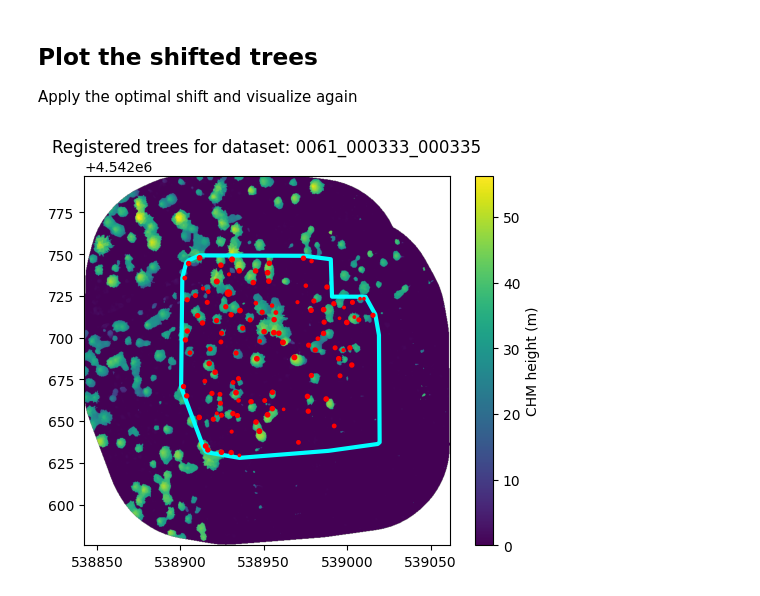
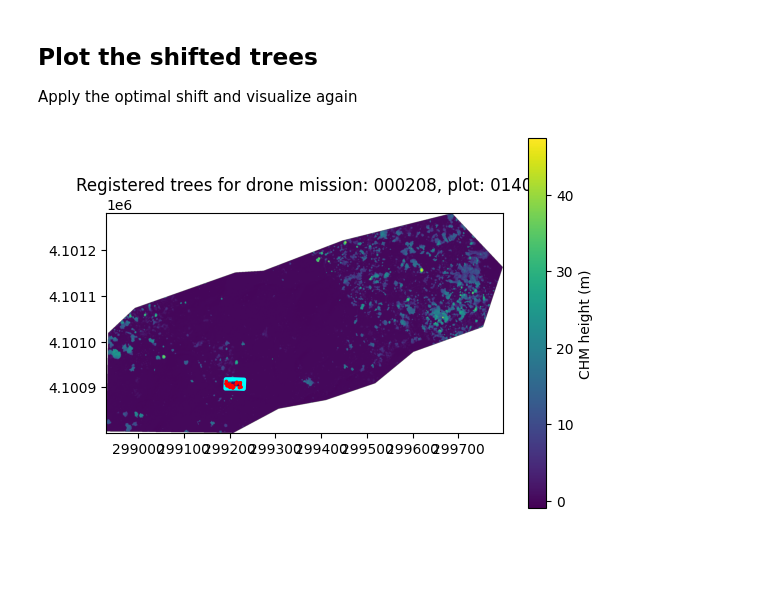
Before and after one commit to open-forest-observatory/tree-registration-and-matching, a Jupyter notebook: examples/example_registration_real_data_CHM_updated.ipynb, the cells around one changed output. Cells and saved outputs as stored; diff of their text form; code cells hidden in the pictures; blank space fills up the shorter version.

```diff
--- a/examples/example_registration_real_data_CHM_updated.ipynb
+++ b/examples/example_registration_real_data_CHM_updated.ipynb
@@ -15 +15,5 @@ These constants represent file paths to the input data. You can change which dat
+# %%
+# This can be changed to select another dataset
+FIELD_PLOT = "0140"
+DRONE_PLOT = "000208"
 # %%
@@ -47,19 +52,19 @@ all_plots.to_crs(CHM_handler.crs, inplace=True)
 with open(SHIFTS_FILE) as infile:
     shifts_data = pd.read_csv(infile)
 
+# Extract the shift corresponding to this drone-plot pair
 int_drone_plot = int(DRONE_PLOT)
 int_field_plot = int(FIELD_PLOT)
+shift_row = shifts_data.query("mission_id == @int_drone_plot&plot_id == @int_field_plot")
+shift = np.array([float(shift_row.shift_x.iloc[0]), float(shift_row.shift_y.iloc[0])])
 
-shift = shifts_data.query("mission_id == @int_drone_plot&plot_id == @int_field_plot")
-
-# Extract the one plot from the total
+# Extract the plot bounds from the set of all bounds
 plot_bounds = all_plots.query("plot_id == @FIELD_PLOT")
-plot_bounds.to_file(f"/tmp/{DRONE_PLOT}_plot_bounds.gpkg")
 # %% [markdown]
 ## Shift the field data
 The field trees have already have the optimal translation applied to match the corresponding drone product. To conduct the experiment, we must re-introduce the error. This is done by shifting by the negative of the recorded shift.
 # %%
-field_trees.geometry = field_trees.translate(xoff=-float(shift.shift_x), yoff=-float(shift.shift_y))
+field_trees.geometry = field_trees.translate(xoff=-shift[0], yoff=-shift[1])
 # %% [markdown]
 # Visualize input data
 Plot the canopy height model (CHM) with the field trees (red, sized by measured height) and the plot bounds (cyan). Note, the trees and bounds are shifted relative to the CHM due to measurement errors in field.
@@ -114,28 +120,28 @@ Apply the optimal shift and visualize again
 # %%
 # Create a shifted copy of the trees and plot bounds
 registered_field_trees = field_trees.copy()
 registered_plot_bounds = plot_bounds.copy()
 
 registered_field_trees.geometry = registered_field_trees.translate(
     xoff=estimated_shift[0], yoff=estimated_shift[1]
 )
 registered_plot_bounds.geometry = registered_plot_bounds.translate(
     xoff=estimated_shift[0], yoff=estimated_shift[1]
 )
 
 # Plot the CHM
 f, ax = plt.subplots(1, 1)
 ret = show(CHM_handler, ax=ax, adjust=False)
 im = ret.get_images()[0]
 f.colorbar(im, ax=ax, label="CHM height (m)")
 
 # Plot the trees and bounds
 registered_plot_bounds.plot(ax=ax, facecolor="none", edgecolor="cyan", linewidth=3)
 registered_field_trees.plot(
     ax=ax, markersize=field_trees["height"] * HEIGHT_PLOTTING_SCALE, c="red"
 )
-ax.set_title(f"Registered trees for dataset: {DATASET}")
+ax.set_title(f"Registered trees for drone mission: {DRONE_PLOT}, plot: {FIELD_PLOT}")
 plt.show()
 plt.close()
 # %% [output]
-[figure, old version]
+[figure, new version]
```
Also changed, not shown: parts of 4 cells of this notebook.
